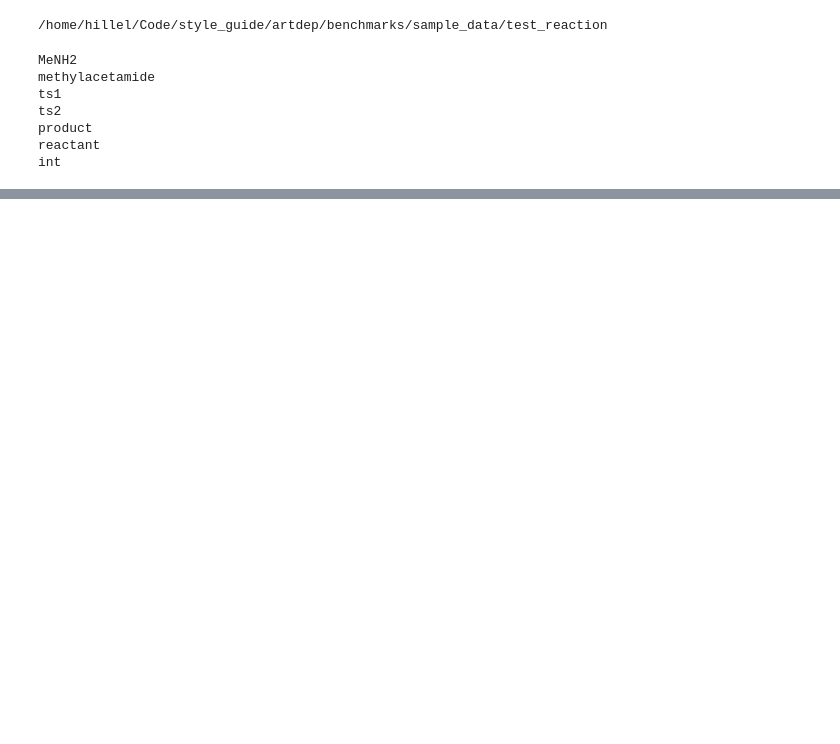
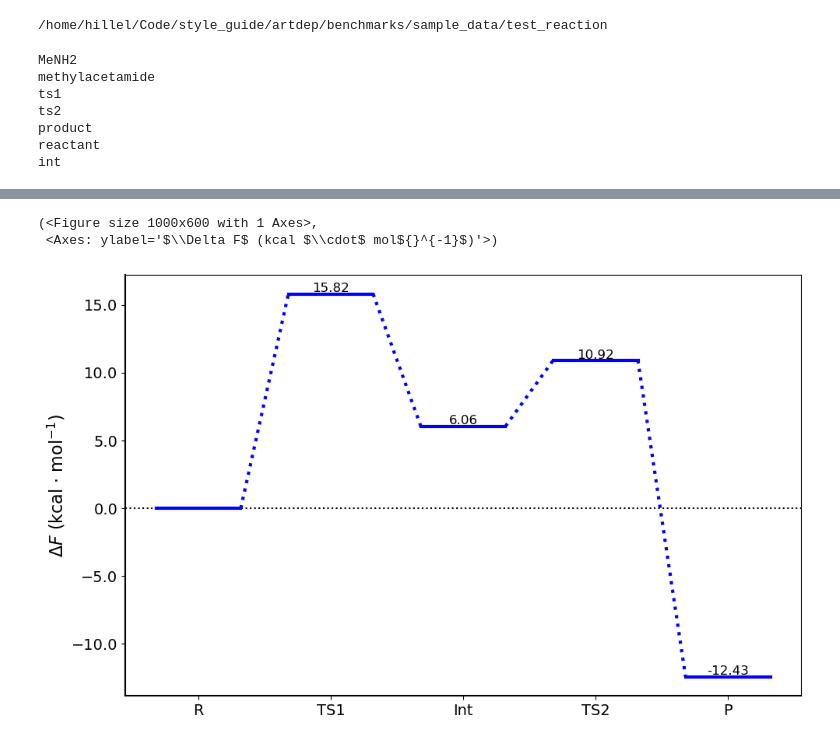
Before and after one commit to marianski-lab/artdep, a Jupyter notebook: benchmarks/reaction_profiles.ipynb, the cells around one changed output, grey strips where cells are left out. Cells and saved outputs as stored; diff of their text form; code cells hidden in the pictures; blank space fills up the shorter version.

Commit message:
fixed bugs in Reaction.combiner, successful test in reaction_profiles.ipynb

```diff
--- a/benchmarks/reaction_profiles.ipynb
+++ b/benchmarks/reaction_profiles.ipynb
@@ -55,2 +51,6 @@ AttributeError: 'Mol' object has no attribute 'E'
 # %%
-Plot.reaction_profile(Reaction, reaction, type = 'delta F')
+Plot.reaction_profile(reaction, reaction, type = 'delta F')
+# %% [output]
+(<Figure size 1000x600 with 1 Axes>,
+ <Axes: ylabel='$\\Delta F$ (kcal $\\cdot$ mol${}^{-1}$)'>)
+[figure, added]
```
Also changed, not shown: parts of 2 cells of this notebook, 2 other files.
